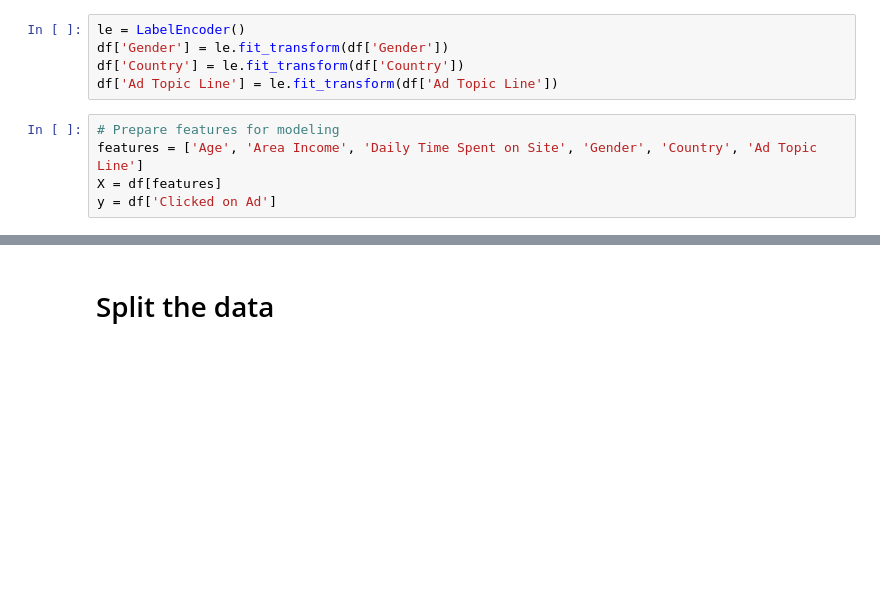
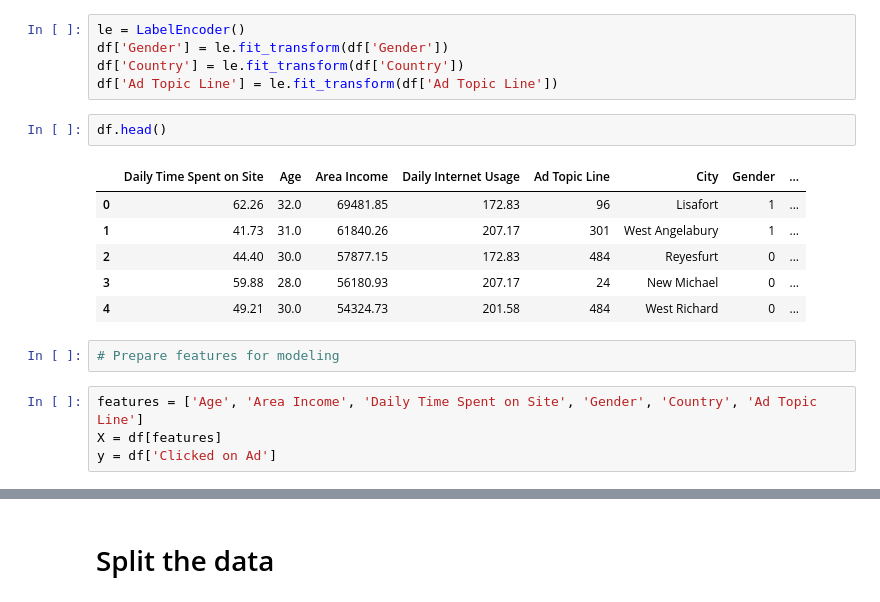
Before and after one commit to Kanishkan-B/Ad-Click-Through-Rate-Analysis, a Jupyter notebook: Add_click_analysis.ipynb, the cells around one changed output, grey strips where cells are left out. Drawn from its saved outputs; the diff is of its cells as text; blank space fills up the shorter version.

```diff
--- a/Add_click_analysis.ipynb
+++ b/Add_click_analysis.ipynb
@@ -66,8 +87,18 @@ le = LabelEncoder()
 df['Gender'] = le.fit_transform(df['Gender'])
 df['Country'] = le.fit_transform(df['Country'])
 df['Ad Topic Line'] = le.fit_transform(df['Ad Topic Line'])
+# %%
+df.head()
+# %% [output]
+|  | Daily Time Spent on Site | Age | Area Income | Daily Internet Usage | Ad Topic Line | City | Gender | ... |
+| 0 | 62.26 | 32.0 | 69481.85 | 172.83 | 96 | Lisafort | 1 | ... |
+| 1 | 41.73 | 31.0 | 61840.26 | 207.17 | 301 | West Angelabury | 1 | ... |
+| 2 | 44.40 | 30.0 | 57877.15 | 172.83 | 484 | Reyesfurt | 0 | ... |
+| 3 | 59.88 | 28.0 | 56180.93 | 207.17 | 24 | New Michael | 0 | ... |
+| 4 | 49.21 | 30.0 | 54324.73 | 201.58 | 484 | West Richard | 0 | ... |
+# %%
+# Prepare features for modeling
 # %%
-# Prepare features for modeling
 features = ['Age', 'Area Income', 'Daily Time Spent on Site', 'Gender', 'Country', 'Ad Topic Line']
 X = df[features]
 y = df['Clicked on Ad']
```
Also changed, not shown: parts of 21 cells of this notebook.
